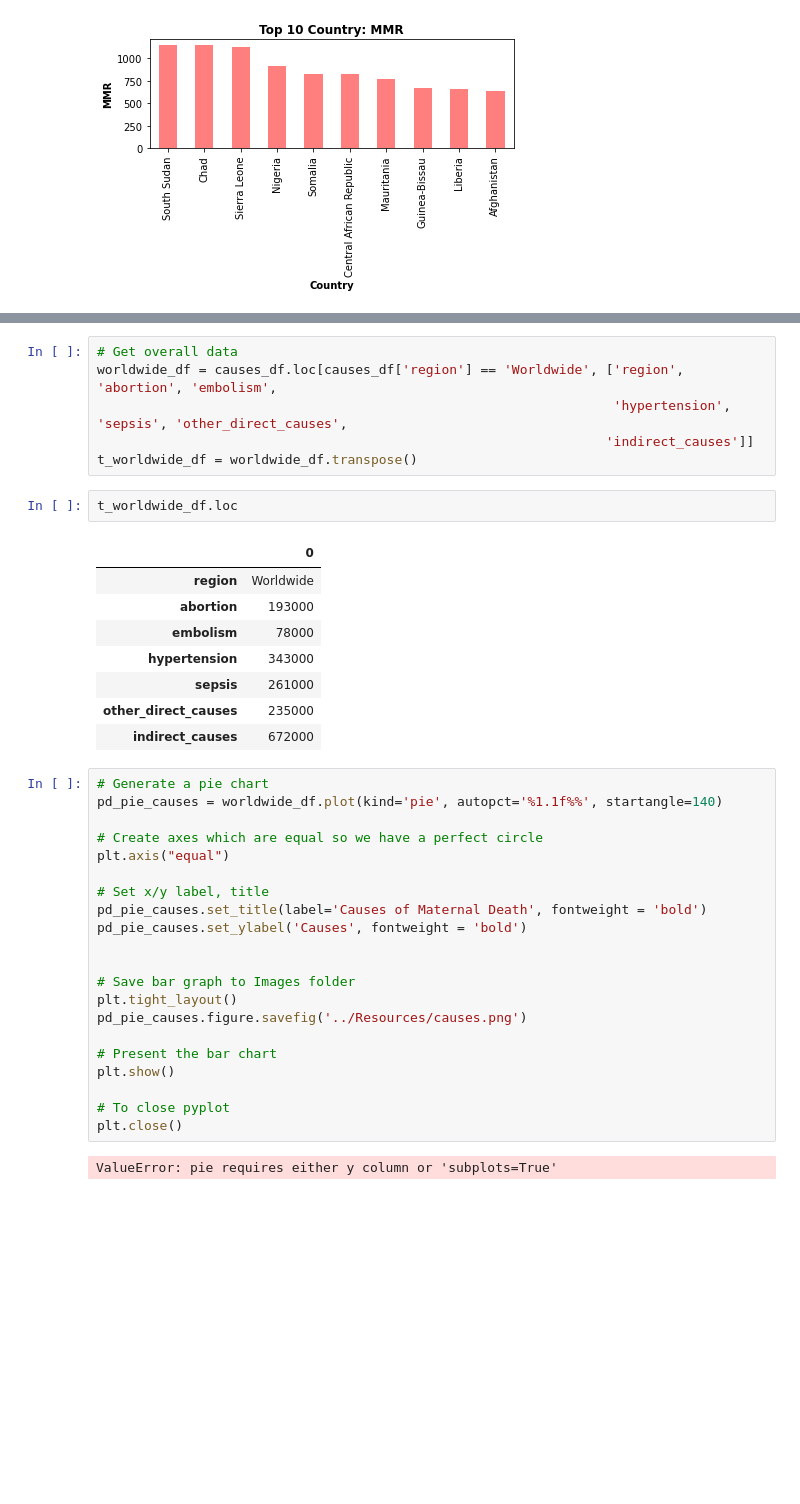
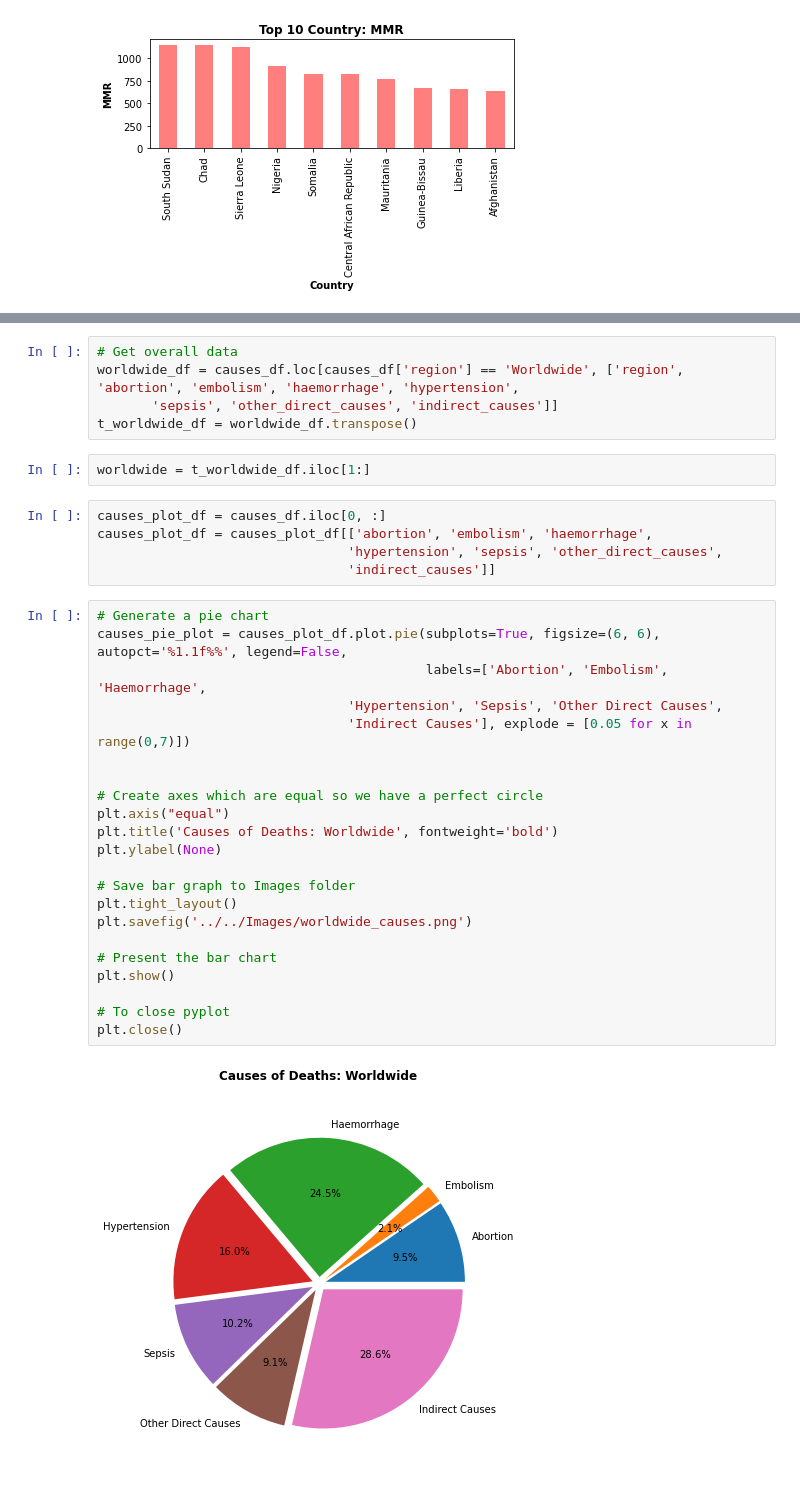
Before and after one commit to abpuccini/maternal-mortality-project, a Jupyter notebook: ETL/ETL-process/global_data_explore.ipynb, the cells around one changed output, grey strips where cells are left out. Saved outputs shown, nothing was run; the diff lists cells and outputs as text; blank space fills up the shorter version.

Commit message:
Causes Exploratory

```diff
--- a/ETL/ETL-process/global_data_explore.ipynb
+++ b/ETL/ETL-process/global_data_explore.ipynb
@@ -109,40 +116,36 @@ causes_df.head()
 # %%
 # Get overall data
-worldwide_df = causes_df.loc[causes_df['region'] == 'Worldwide', ['region', 'abortion', 'embolism',
-                                                                  'hypertension', 'sepsis', 'other_direct_causes',
-                                                                 'indirect_causes']]
+worldwide_df = causes_df.loc[causes_df['region'] == 'Worldwide', ['region', 'abortion', 'embolism', 'haemorrhage', 'hypertension',
+       'sepsis', 'other_direct_causes', 'indirect_causes']]
 t_worldwide_df = worldwide_df.transpose()
-# %%
-t_worldwide_df.loc
-# %% [output]
-|  | 0 |
-| region | Worldwide |
-| abortion | 193000 |
-| embolism | 78000 |
-| hypertension | 343000 |
-| sepsis | 261000 |
-| other_direct_causes | 235000 |
-| indirect_causes | 672000 |
+# %%
+worldwide = t_worldwide_df.iloc[1:]
+# %%
+causes_plot_df = causes_df.iloc[0, :]
+causes_plot_df = causes_plot_df[['abortion', 'embolism', 'haemorrhage',
+                                'hypertension', 'sepsis', 'other_direct_causes',
+                                'indirect_causes']]
 # %%
 # Generate a pie chart
-pd_pie_causes = worldwide_df.plot(kind='pie', autopct='%1.1f%%', startangle=140)
+causes_pie_plot = causes_plot_df.plot.pie(subplots=True, figsize=(6, 6), autopct='%1.1f%%', legend=False,
+                                          labels=['Abortion', 'Embolism', 'Haemorrhage',
+                                'Hypertension', 'Sepsis', 'Other Direct Causes',
+                                'Indirect Causes'], explode = [0.05 for x in range(0,7)])
+
 
 # Create axes which are equal so we have a perfect circle
 plt.axis("equal")
-
-# Set x/y label, title
-pd_pie_causes.set_title(label='Causes of Maternal Death', fontweight = 'bold')
-pd_pie_causes.set_ylabel('Causes', fontweight = 'bold')
-
+plt.title('Causes of Deaths: Worldwide', fontweight='bold')
+plt.ylabel(None)
 
 # Save bar graph to Images folder
 plt.tight_layout()
-pd_pie_causes.figure.savefig('../Resources/causes.png')
+plt.savefig('../../Images/worldwide_causes.png')
 
 # Present the bar chart
 plt.show()
 
 # To close pyplot
 plt.close()
 # %% [output]
-ValueError: pie requires either y column or 'subplots=True'
+[figure, added]
```
Also changed, not shown: parts of 4 cells of this notebook, 4 other files.
